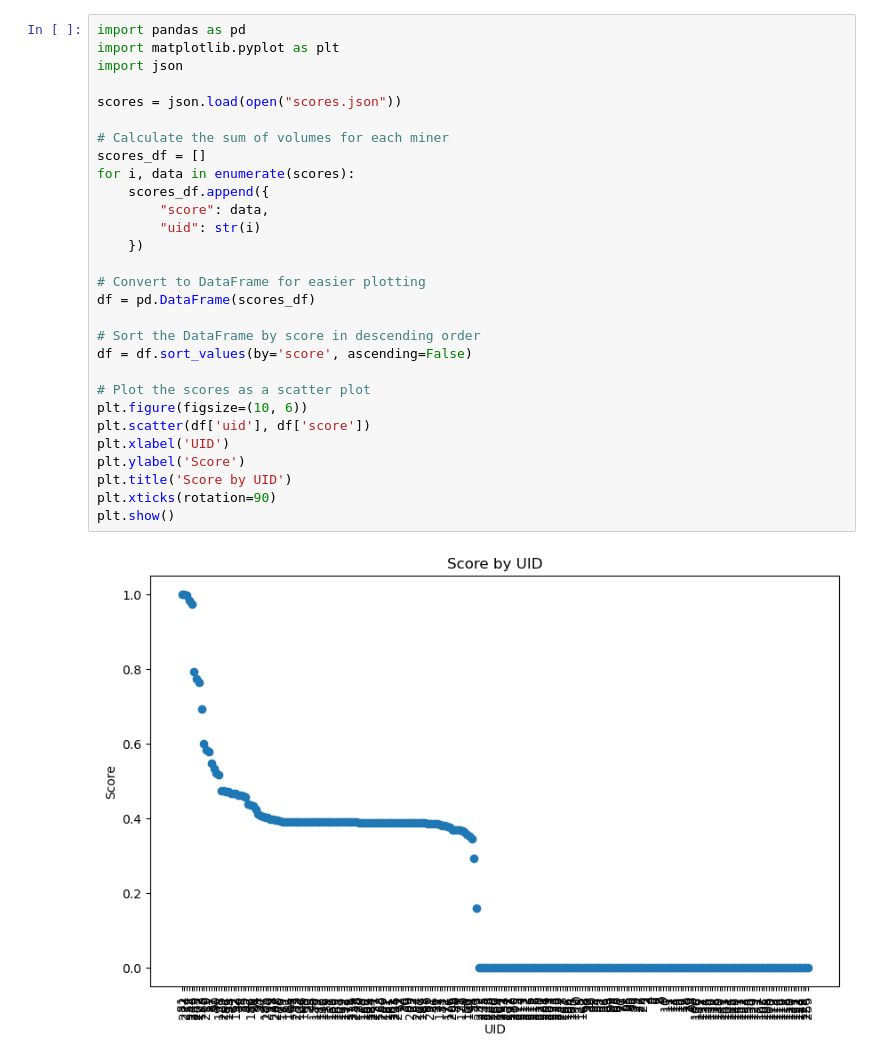
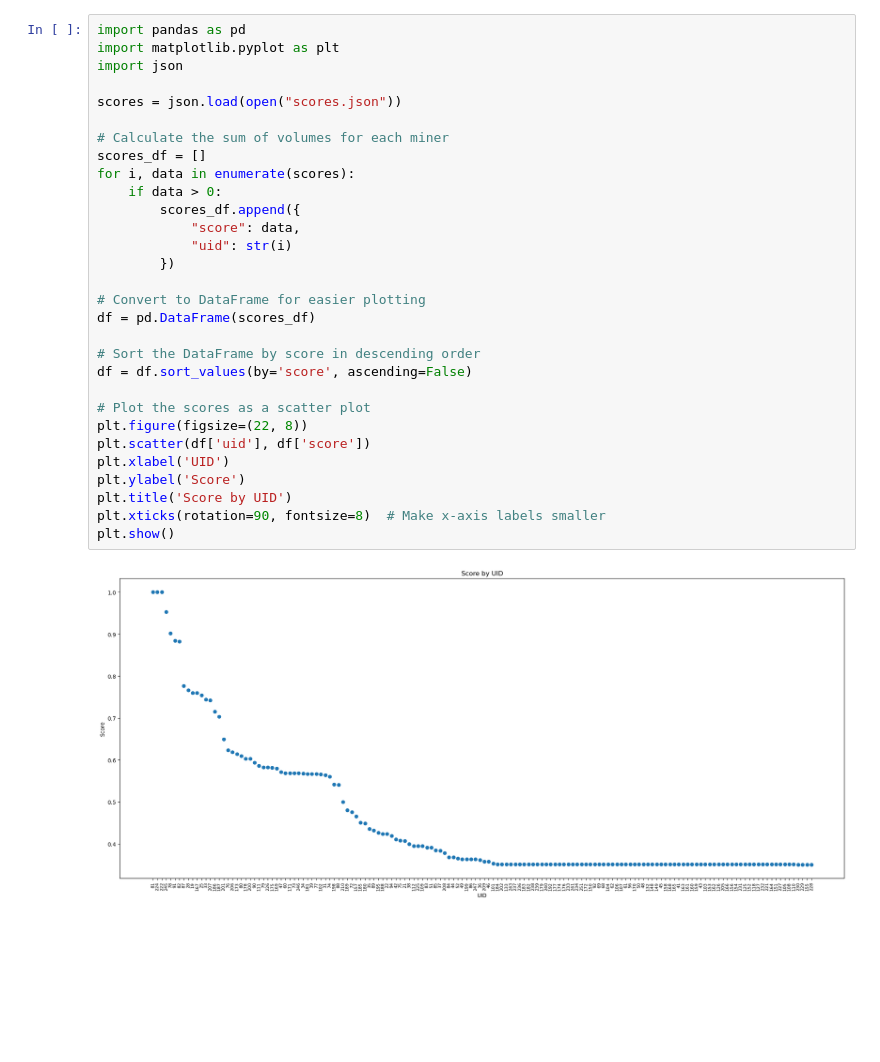
Before and after one commit to masa-finance/masa-bittensor, a Jupyter notebook: notebooks/mainnet/scores.ipynb, the cells around one changed output. Cells and saved outputs as stored; diff of their text form; blank space fills up the shorter version.

Commit message:
chore: cleanup graphs

```diff
--- a/notebooks/mainnet/scores.ipynb
+++ b/notebooks/mainnet/scores.ipynb
@@ -1,34 +1,35 @@
 # %%
 import pandas as pd
 import matplotlib.pyplot as plt
 import json
 
 scores = json.load(open("scores.json"))
 
 # Calculate the sum of volumes for each miner
 scores_df = []
 for i, data in enumerate(scores):
-    scores_df.append({
-        "score": data,
-        "uid": str(i)
-    })
+    if data > 0:
+        scores_df.append({
+            "score": data,
+            "uid": str(i)
+        })
 
 # Convert to DataFrame for easier plotting
 df = pd.DataFrame(scores_df)
 
 # Sort the DataFrame by score in descending order
 df = df.sort_values(by='score', ascending=False)
 
 # Plot the scores as a scatter plot
-plt.figure(figsize=(10, 6))
+plt.figure(figsize=(22, 8))
 plt.scatter(df['uid'], df['score'])
 plt.xlabel('UID')
 plt.ylabel('Score')
 plt.title('Score by UID')
-plt.xticks(rotation=90)
+plt.xticks(rotation=90, fontsize=8)  # Make x-axis labels smaller
 plt.show()
 # %% [output]
-[figure, old version]
+[figure, new version]
 # %% [markdown]
 <a style='text-decoration:none;line-height:16px;display:flex;color:#5B5B62;padding:10px;justify-content:end;' href='https://deepnote.com?utm_source=created-in-deepnote-cell&projectId=f017507a-86ad-40cb-8efa-5587c78ee158' target="_blank">
 <img alt='Created in deepnote.com' style='display:inline;max-height:16px;margin:0px;margin-right:7.5px;' src='embedded-picture-1' > </img>
```
Also changed, not shown: 4 other files.
